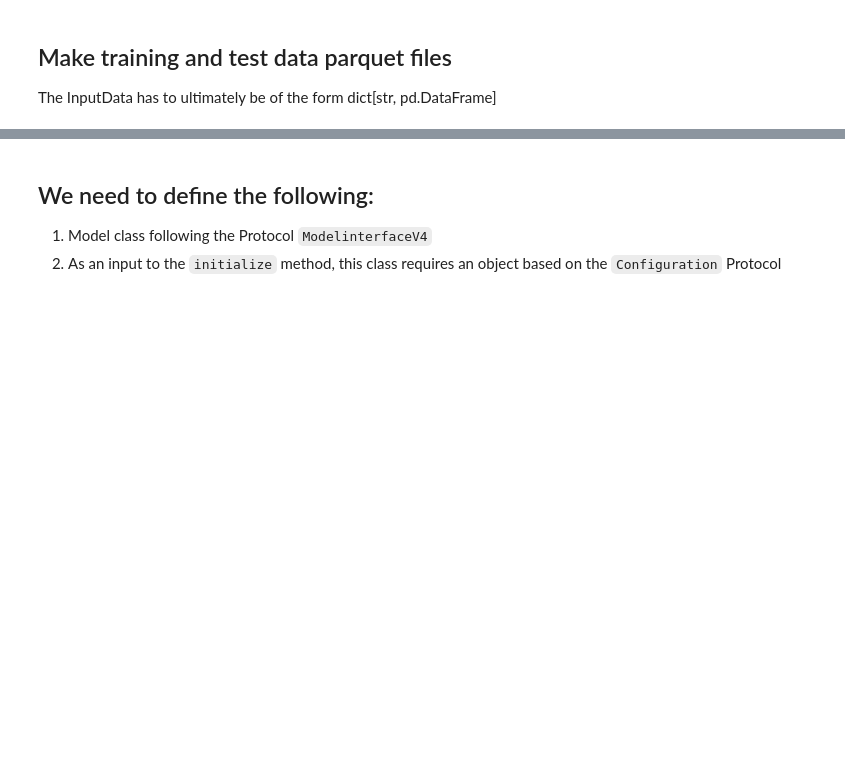
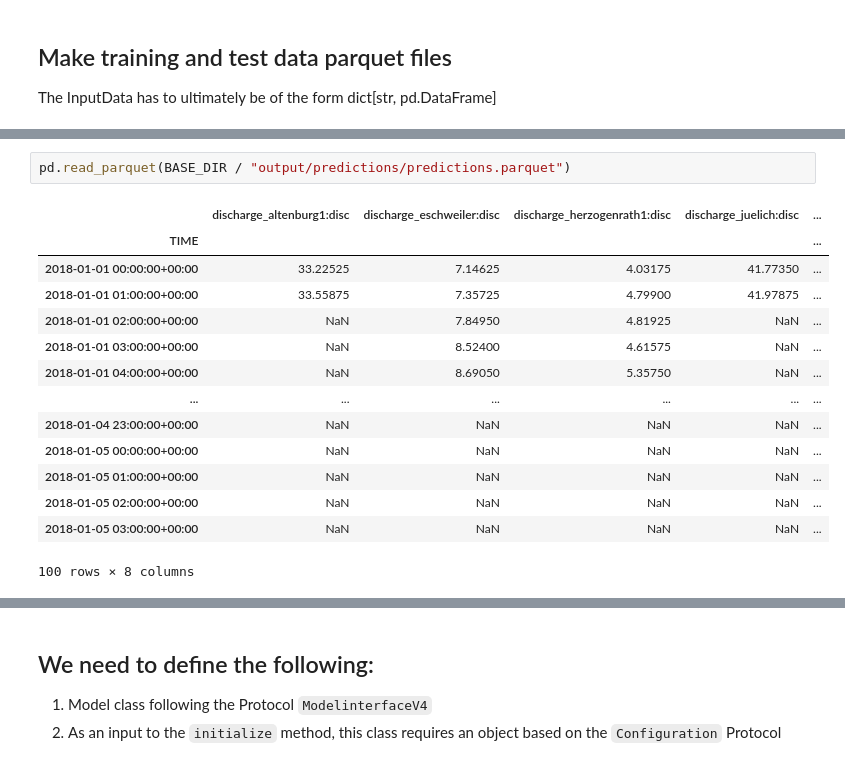
Before and after one commit to RoyalHaskoningDHV/darrow-poc, a Jupyter notebook: darrow_poc/notebooks/test model.ipynb, the cells around one changed output, grey strips where cells are left out. Cells and saved outputs as stored; diff of their text form; blank space fills up the shorter version.

```diff
--- a/darrow_poc/notebooks/test model.ipynb
+++ b/darrow_poc/notebooks/test model.ipynb
@@ -29,5 +41,22 @@ test = read_csv(BASE_DIR / "tests/testing_data/test.csv")
 
 train.to_parquet(BASE_DIR / "tests/testing_data/train.parquet")
 test.to_parquet(BASE_DIR / "tests/testing_data/test.parquet")
+# %%
+pd.read_parquet(BASE_DIR / "output/predictions/predictions.parquet")
+# %% [output]
+|  | discharge_altenburg1:disc | discharge_eschweiler:disc | discharge_herzogenrath1:disc | discharge_juelich:disc | ... |
+| TIME |  |  |  |  | ... |
+| 2018-01-01 00:00:00+00:00 | 33.22525 | 7.14625 | 4.03175 | 41.77350 | ... |
+| 2018-01-01 01:00:00+00:00 | 33.55875 | 7.35725 | 4.79900 | 41.97875 | ... |
+| 2018-01-01 02:00:00+00:00 | NaN | 7.84950 | 4.81925 | NaN | ... |
+| 2018-01-01 03:00:00+00:00 | NaN | 8.52400 | 4.61575 | NaN | ... |
+| 2018-01-01 04:00:00+00:00 | NaN | 8.69050 | 5.35750 | NaN | ... |
+| ... | ... | ... | ... | ... | ... |
+| 2018-01-04 23:00:00+00:00 | NaN | NaN | NaN | NaN | ... |
+| 2018-01-05 00:00:00+00:00 | NaN | NaN | NaN | NaN | ... |
+| 2018-01-05 01:00:00+00:00 | NaN | NaN | NaN | NaN | ... |
+| 2018-01-05 02:00:00+00:00 | NaN | NaN | NaN | NaN | ... |
+| 2018-01-05 03:00:00+00:00 | NaN | NaN | NaN | NaN | ... |
+100 rows × 8 columns
 # %%
 from twinn_ml_interface.objectmodels.input_data import InputData
```
Also changed, not shown: parts of 3 cells of this notebook, 2 other files.
